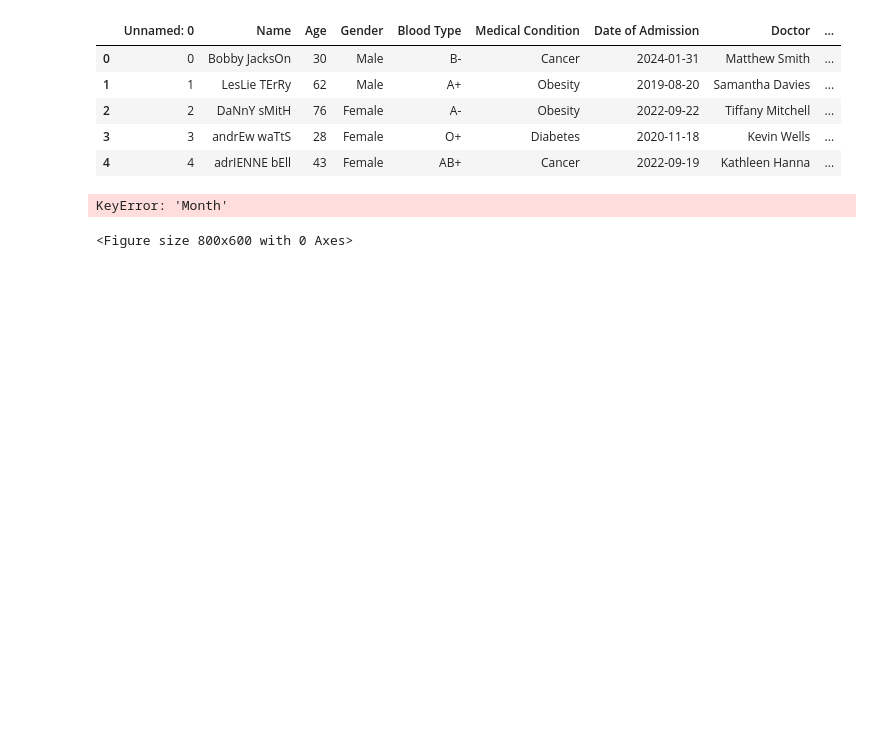
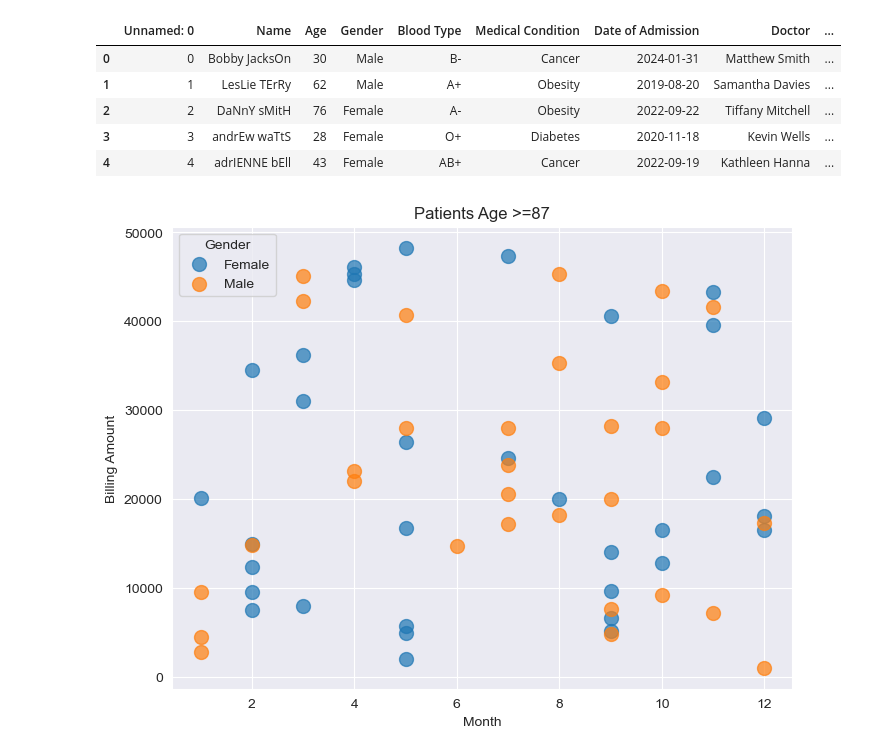
Before and after one commit to RLirri/DataScience-Quiz1, a Jupyter notebook: Quiz1_2802466713.ipynb, the cells around one changed output. Saved outputs shown, nothing was run; the diff lists cells and outputs as text; code cells hidden in the pictures; blank space fills up the shorter version.

```diff
--- a/Quiz1_2802466713.ipynb
+++ b/Quiz1_2802466713.ipynb
@@ -215,21 +207,22 @@ df.head()
 | 3 | 3 | andrEw waTtS | 28 | Female | O+ | Diabetes | 2020-11-18 | Kevin Wells | ... |
 | 4 | 4 | adrIENNE bEll | 43 | Female | AB+ | Cancer | 2022-09-19 | Kathleen Hanna | ... |
 # %%
+df['Month'] = pd.to_datetime(df['Date of Admission']).dt.month
+
 # Filter for patients age >= 87
 df_filtered = df[df['Age'] >= 87]
 
 # Scatter plot grouped by gender
 colors = {'Female': 'tab:blue', 'Male': 'tab:orange'}
 plt.figure(figsize=(8, 6))
 for gender, group in df_filtered.groupby('Gender'):
     plt.scatter(group['Month'], group['Billing Amount'],
                 label=gender, alpha=0.7, s=100, c=colors[gender])
 
 plt.xlabel('Month')
 plt.ylabel('Billing Amount')
 plt.title('Patients Age >=87')
 plt.legend(title='Gender')
 plt.show()
 # %% [output]
-KeyError: 'Month'
-<Figure size 800x600 with 0 Axes>
+[figure, added]
```
Also changed, not shown: parts of 1 cell of this notebook.
